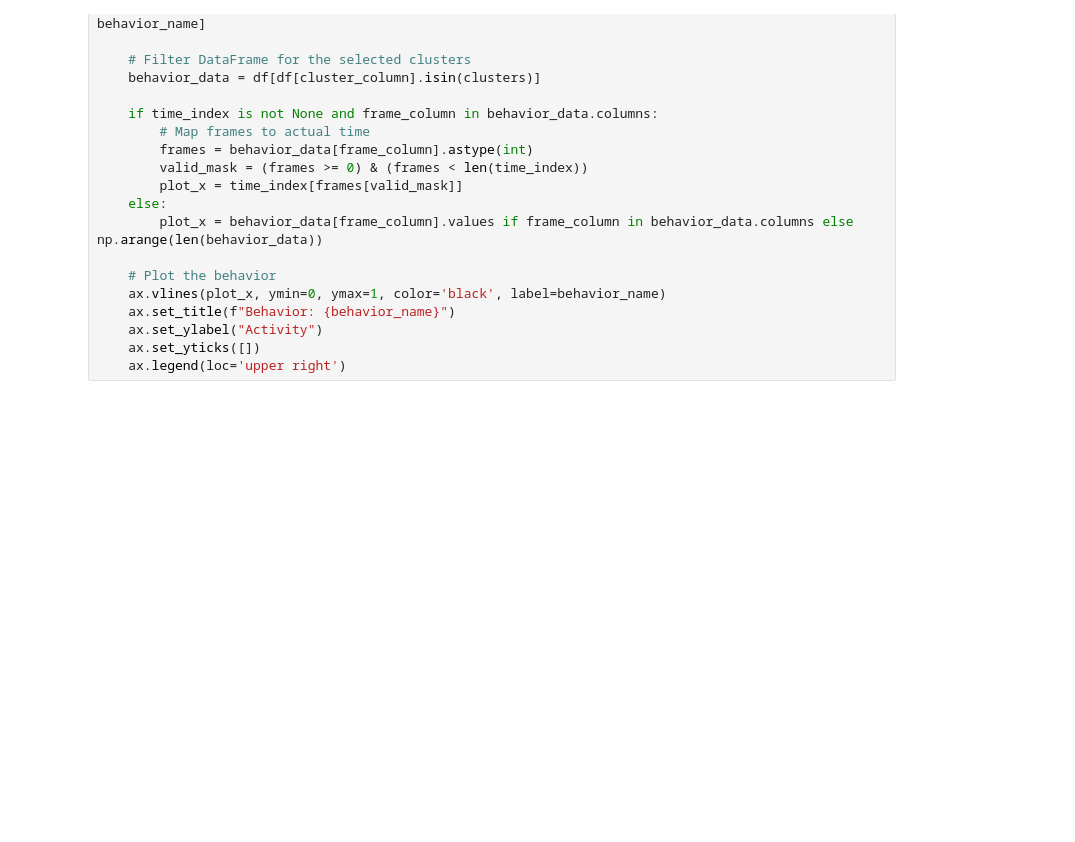
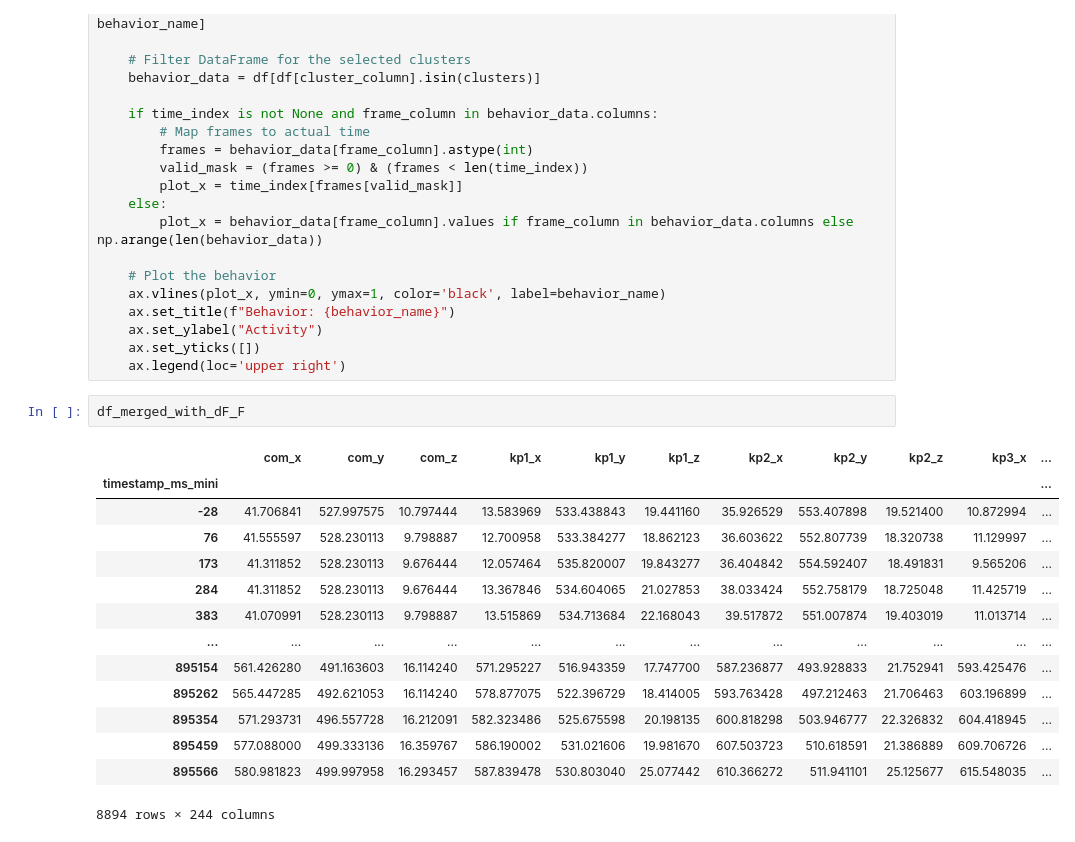
Before and after one commit to gadsfly/BBOP, a Jupyter notebook: random tests/mini_dannce_sync/stepback_vis/corr_try_cluster_manual_250112.ipynb, the cells around one changed output. Cells and saved outputs as stored; diff of their text form; blank space fills up the shorter version.

```diff
--- a/random tests/mini_dannce_sync/stepback_vis/corr_try_cluster_manual_250112.ipynb
+++ b/random tests/mini_dannce_sync/stepback_vis/corr_try_cluster_manual_250112.ipynb
@@ -288,6 +288,23 @@ def plot_behavior_clusters(ax, df, behavior_name, behavior_labels, time_index=No
     ax.set_ylabel("Activity")
     ax.set_yticks([])
     ax.legend(loc='upper right')
+# %%
+df_merged_with_dF_F
+# %% [output]
+|  | com_x | com_y | com_z | kp1_x | kp1_y | kp1_z | kp2_x | kp2_y | kp2_z | kp3_x | ... |
+| timestamp_ms_mini |  |  |  |  |  |  |  |  |  |  | ... |
+| -28 | 41.706841 | 527.997575 | 10.797444 | 13.583969 | 533.438843 | 19.441160 | 35.926529 | 553.407898 | 19.521400 | 10.872994 | ... |
+| 76 | 41.555597 | 528.230113 | 9.798887 | 12.700958 | 533.384277 | 18.862123 | 36.603622 | 552.807739 | 18.320738 | 11.129997 | ... |
+| 173 | 41.311852 | 528.230113 | 9.676444 | 12.057464 | 535.820007 | 19.843277 | 36.404842 | 554.592407 | 18.491831 | 9.565206 | ... |
+| 284 | 41.311852 | 528.230113 | 9.676444 | 13.367846 | 534.604065 | 21.027853 | 38.033424 | 552.758179 | 18.725048 | 11.425719 | ... |
+| 383 | 41.070991 | 528.230113 | 9.798887 | 13.515869 | 534.713684 | 22.168043 | 39.517872 | 551.007874 | 19.403019 | 11.013714 | ... |
+| ... | ... | ... | ... | ... | ... | ... | ... | ... | ... | ... | ... |
+| 895154 | 561.426280 | 491.163603 | 16.114240 | 571.295227 | 516.943359 | 17.747700 | 587.236877 | 493.928833 | 21.752941 | 593.425476 | ... |
+| 895262 | 565.447285 | 492.621053 | 16.114240 | 578.877075 | 522.396729 | 18.414005 | 593.763428 | 497.212463 | 21.706463 | 603.196899 | ... |
+| 895354 | 571.293731 | 496.557728 | 16.212091 | 582.323486 | 525.675598 | 20.198135 | 600.818298 | 503.946777 | 22.326832 | 604.418945 | ... |
+| 895459 | 577.088000 | 499.333136 | 16.359767 | 586.190002 | 531.021606 | 19.981670 | 607.503723 | 510.618591 | 21.386889 | 609.706726 | ... |
+| 895566 | 580.981823 | 499.997958 | 16.293457 | 587.839478 | 530.803040 | 25.077442 | 610.366272 | 511.941101 | 25.125677 | 615.548035 | ... |
+8894 rows × 244 columns
 # %%
 # -------------------------------------------------------------------
 # 3) Example usage with filtered_df (loaded from HDF5)
```
Also changed, not shown: parts of 3 cells of this notebook, 8 other files.
